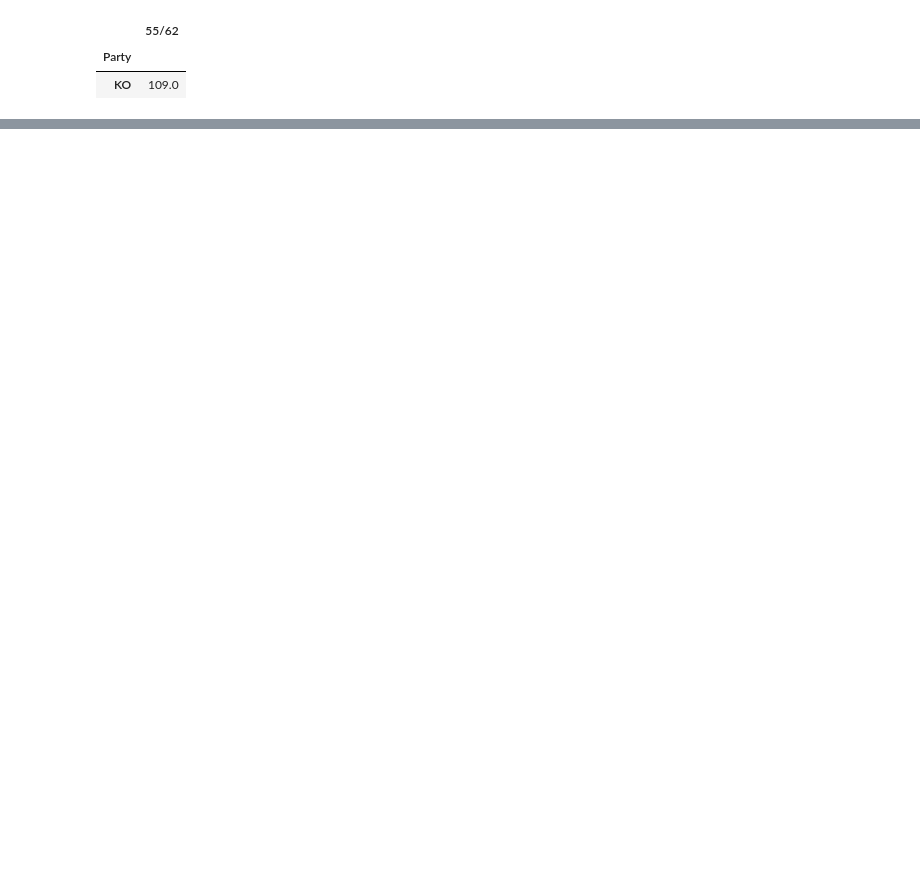
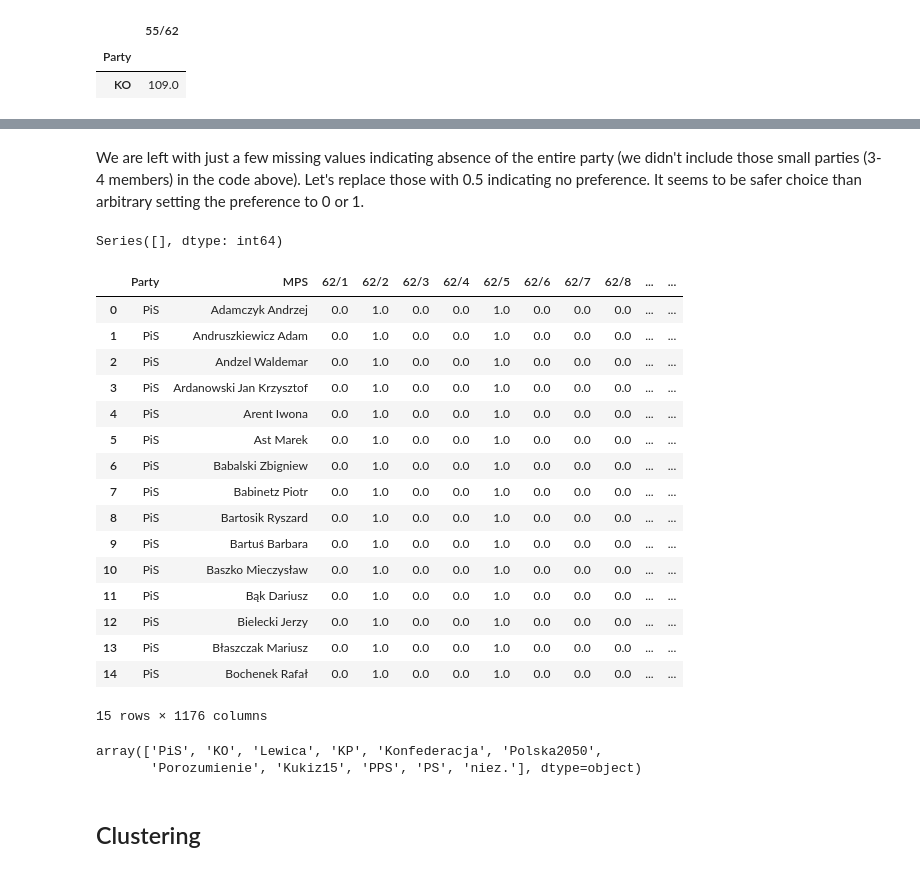
Before and after one commit to milosh-dr/MPs, a Jupyter notebook: data_cleaning.ipynb, the cells around one changed output, grey strips where cells are left out. Cells and saved outputs as stored; diff of their text form; code cells hidden in the pictures; blank space fills up the shorter version.

```diff
--- a/data_cleaning.ipynb
+++ b/data_cleaning.ipynb
@@ -137,2 +108,2 @@ tmp['55/62'].isna().sum()
 # %%
-tmp.loc[np.where(tmp['Party']=='KO'), '55/62'].fillna(0, inplace=True)
+df.loc[(df['Party']=='KO'), '55/62'] = df.loc[(df['Party']=='KO'), '55/62'].fillna(0)
@@ -147,2 +127,2 @@ See the caveats in the documentation: https://pandas.pydata.org/pandas-docs/stab
 # %%
-tmp.groupby('Party').apply(lambda x: x.fillna(round(x.mean())))
+df = df.groupby('Party', group_keys=False).apply(lambda x: x.fillna(round(x.mean(numeric_only=True))))
@@ -170,0 +147,36 @@ To adopt the future behavior and silence this warning, use
+# %% [markdown]
+We are left with just a few missing values indicating absence of the entire party (we didn't include those small parties (3-4 members) in the code above). Let's replace those with 0.5 indicating no preference. It seems to be safer choice than arbitrary setting the preference to 0 or 1.
+# %%
+for col in ['60/2', '57/1', '53/58']:
+    df[col] = df[col].fillna(0.5)
+# %%
+df.isna().sum()[df.isna().sum()>0]
+# %% [output]
+Series([], dtype: int64)
+# %%
+df.head(15)
+# %% [output]
+|  | Party | MPS | 62/1 | 62/2 | 62/3 | 62/4 | 62/5 | 62/6 | 62/7 | 62/8 | ... | ... |
+| 0 | PiS | Adamczyk Andrzej | 0.0 | 1.0 | 0.0 | 0.0 | 1.0 | 0.0 | 0.0 | 0.0 | ... | ... |
+| 1 | PiS | Andruszkiewicz Adam | 0.0 | 1.0 | 0.0 | 0.0 | 1.0 | 0.0 | 0.0 | 0.0 | ... | ... |
+| 2 | PiS | Andzel Waldemar | 0.0 | 1.0 | 0.0 | 0.0 | 1.0 | 0.0 | 0.0 | 0.0 | ... | ... |
+| 3 | PiS | Ardanowski Jan Krzysztof | 0.0 | 1.0 | 0.0 | 0.0 | 1.0 | 0.0 | 0.0 | 0.0 | ... | ... |
+| 4 | PiS | Arent Iwona | 0.0 | 1.0 | 0.0 | 0.0 | 1.0 | 0.0 | 0.0 | 0.0 | ... | ... |
+| 5 | PiS | Ast Marek | 0.0 | 1.0 | 0.0 | 0.0 | 1.0 | 0.0 | 0.0 | 0.0 | ... | ... |
+| 6 | PiS | Babalski Zbigniew | 0.0 | 1.0 | 0.0 | 0.0 | 1.0 | 0.0 | 0.0 | 0.0 | ... | ... |
+| 7 | PiS | Babinetz Piotr | 0.0 | 1.0 | 0.0 | 0.0 | 1.0 | 0.0 | 0.0 | 0.0 | ... | ... |
+| 8 | PiS | Bartosik Ryszard | 0.0 | 1.0 | 0.0 | 0.0 | 1.0 | 0.0 | 0.0 | 0.0 | ... | ... |
+| 9 | PiS | Bartuś Barbara | 0.0 | 1.0 | 0.0 | 0.0 | 1.0 | 0.0 | 0.0 | 0.0 | ... | ... |
+| 10 | PiS | Baszko Mieczysław | 0.0 | 1.0 | 0.0 | 0.0 | 1.0 | 0.0 | 0.0 | 0.0 | ... | ... |
+| 11 | PiS | Bąk Dariusz | 0.0 | 1.0 | 0.0 | 0.0 | 1.0 | 0.0 | 0.0 | 0.0 | ... | ... |
+| 12 | PiS | Bielecki Jerzy | 0.0 | 1.0 | 0.0 | 0.0 | 1.0 | 0.0 | 0.0 | 0.0 | ... | ... |
+| 13 | PiS | Błaszczak Mariusz | 0.0 | 1.0 | 0.0 | 0.0 | 1.0 | 0.0 | 0.0 | 0.0 | ... | ... |
+| 14 | PiS | Bochenek Rafał | 0.0 | 1.0 | 0.0 | 0.0 | 1.0 | 0.0 | 0.0 | 0.0 | ... | ... |
+15 rows × 1176 columns
+# %%
+df.Party.unique()
+# %% [output]
+array(['PiS', 'KO', 'Lewica', 'KP', 'Konfederacja', 'Polska2050',
+       'Porozumienie', 'Kukiz15', 'PPS', 'PS', 'niez.'], dtype=object)
+# %% [markdown]
+## Clustering
```
Also changed, not shown: parts of 36 cells of this notebook.
